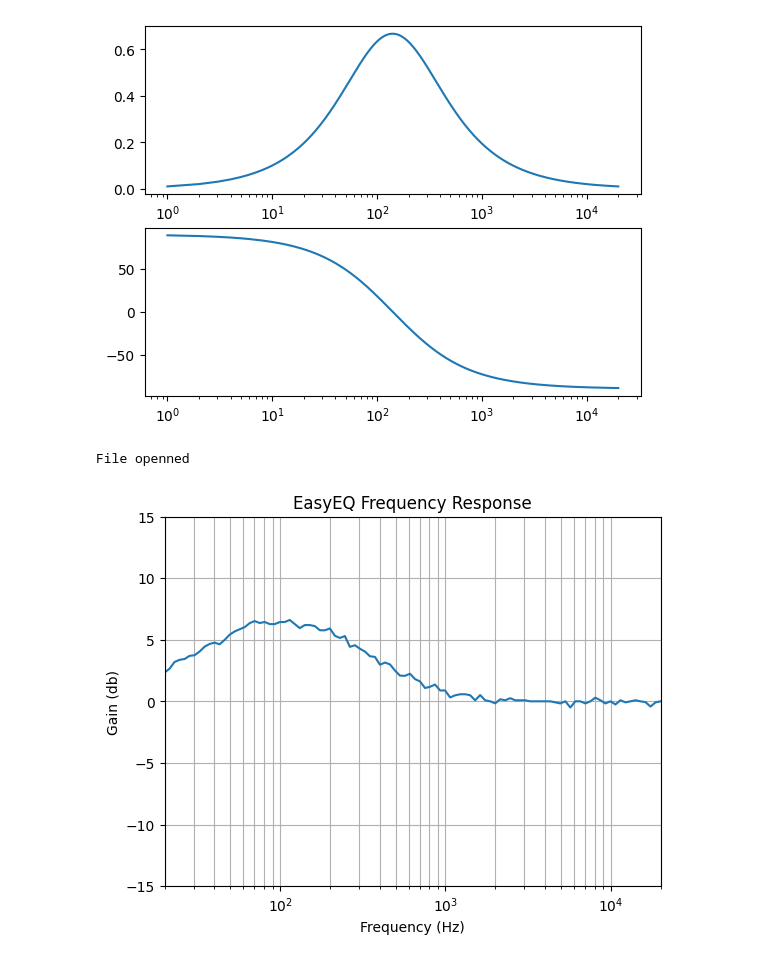
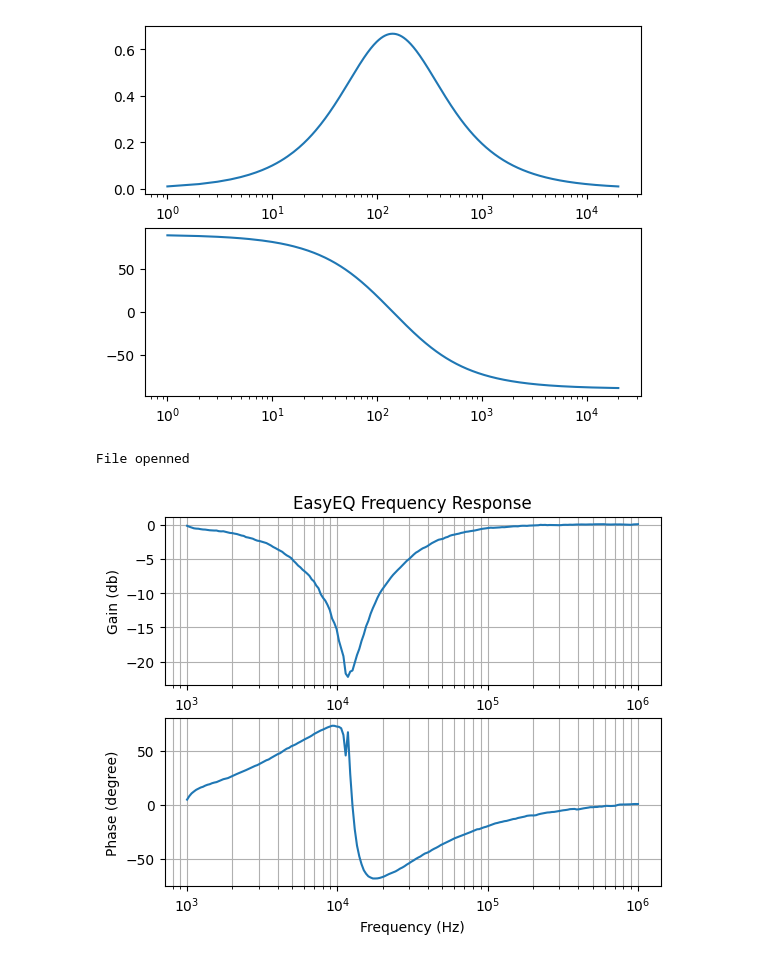
Before and after one commit to Bipoeman/rsp-signal-poc, a Jupyter notebook: function_test.ipynb, the cells around one changed output. Cells and saved outputs as stored; diff of their text form; code cells hidden in the pictures.

Commit message:
Bode plot available in automateTest.py

```diff
--- a/function_test.ipynb
+++ b/function_test.ipynb
@@ -240,29 +240,49 @@ Fl : 198.94367886486918
 # %%
 import matplotlib.pyplot as plt
 import numpy as np
 import csv
+
 freq = []
 mag = []
-fig,ax = plt.subplots()
-fileName = "100_Q0.5"
+phase = []
+fig,ax = plt.subplots(2)
+fileName = "rlcFilterAgain"
 with open(f'./EasyEQ test results/{fileName}.csv','r') as file:
     print("File openned")
     reader = csv.reader(file)
     for row in reader:
         # freq.append(10**(float(row[0])/20))
         freq.append(float(row[0]))
         mag.append(20*np.log10(float(row[1])))
-ax.set_xscale("log")
-ax.set_xlim([20,20e3])
-ax.set_ylim([-15,15])
-ax.set_ylabel("Gain (db)")
-ax.set_xlabel("Frequency (Hz)")
-ax.set_title("EasyEQ Frequency Response")
-ax.grid(True, which="both", ls="-")
-ax.plot(freq,mag)
-fig.savefig(f"./EasyEQ test results/{fileName}.svg")
-fig.savefig(f"./EasyEQ test results/{fileName}.png")
+        phase.append(float(row[2]))
+
+alpha = 0.3
+mag_filtered = [0]*len(freq)
+phase_filtered = [0]*len(freq)
+for index,mag_i in enumerate(mag):
+    mag_filtered[index]  = (alpha * mag_i) + ((1-alpha)*mag_filtered[index-1 if index > 0 else 0])
+for index,phase in enumerate(phase):
+    phase_filtered[index]  = (alpha * phase) + ((1-alpha)*phase_filtered[index-1 if index > 0 else 0])
+
+ax[0].set_xscale("log")
+ax[1].set_xscale("log")
+# ax.set_xlim([20,20e3])
+# ax.set_ylim([-0.1,0.1])
+ax[0].set_ylabel("Gain (db)")
+ax[0].set_xlabel("Frequency (Hz)")
+ax[1].set_ylabel("Phase (degree)")
+ax[1].set_xlabel("Frequency (Hz)")
+ax[0].set_title("EasyEQ Frequency Response")
+ax[0].grid(True, which="both", ls="-")
+ax[1].grid(True, which="both", ls="-")
+
+# freqInterp = np.interp(2.5,freq,mag)
+# print(freqInterp)
+ax[0].plot(freq,mag_filtered)
+ax[1].plot(freq,phase_filtered)
+# fig.savefig(f"./EasyEQ test results/{fileName}.svg")
+# fig.savefig(f"./EasyEQ test results/{fileName}.png")
 plt.show()
 # %% [output]
 File openned
-[figure, old version]
+[figure, new version]
```
Also changed, not shown: 11 other files.
